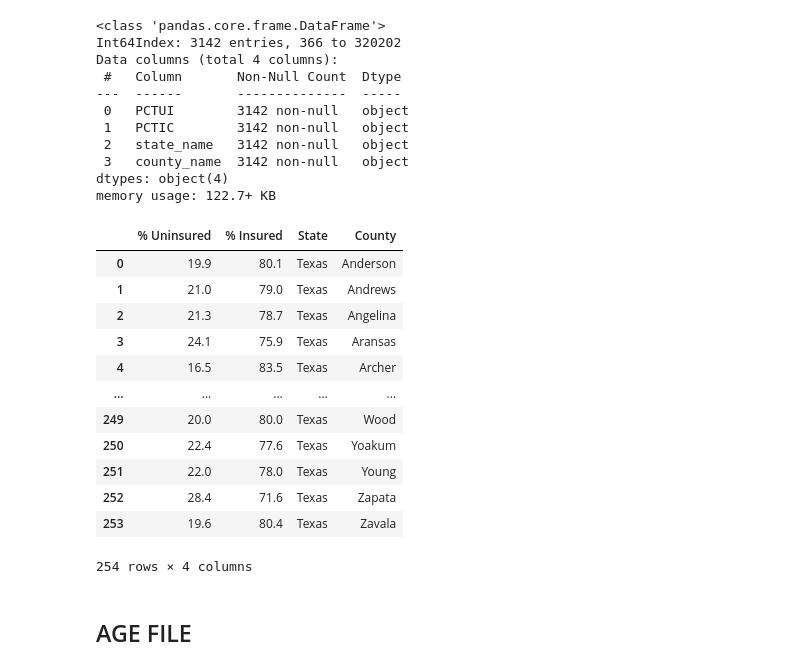
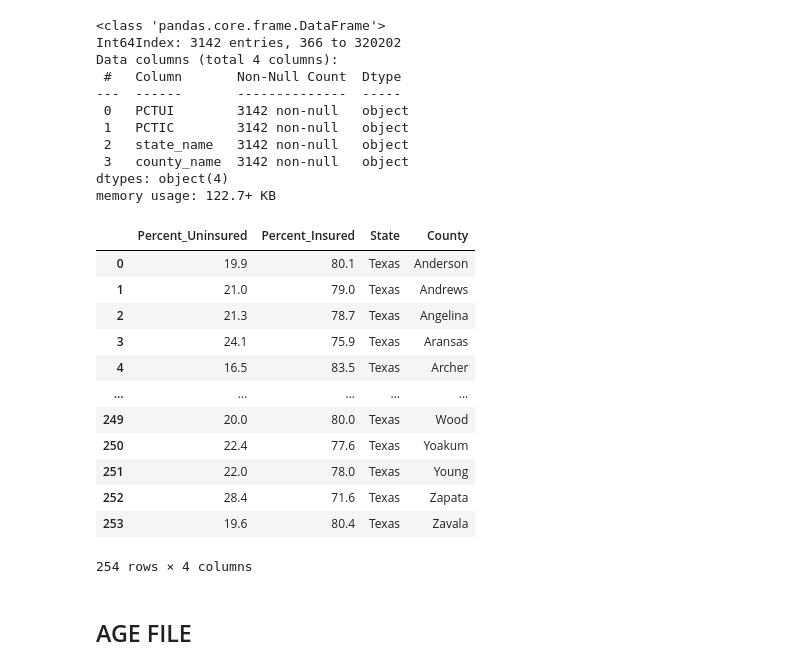
Before and after one commit to ellenrud84/Covid-19_HotSpot_Machine_Learning, a Jupyter notebook: Database_Files/Texas_demographics.ipynb, the cells around one changed output. Saved outputs shown, nothing was run; the diff lists cells and outputs as text; code cells hidden in the pictures.

```diff
--- a/Texas_demographics.ipynb
+++ b/Database_Files/Texas_demographics.ipynb
@@ -11,14 +15,14 @@ import numpy as np
 * Downloaded all Texas CSV files from https://imis.county.org/iMIS/CountyInformationProgram/QueriesCIP.aspx and placed in folder named 'Texas Only Demographics'
 # %%
 # Study data files
-rural_filepath = "Potential Data Sources/Rural_or_Urban_Designations/ruralurbancodes2013.csv"
-insurance_filepath = "Potential Data Sources/US Census-Health Insurance/sahie_2018.csv"
-age_filepath = "Potential Data Sources/Texas Only Demographics/Texas Age.csv"
-race_filepath = "Potential Data Sources/Texas Only Demographics/Texas Race.csv"
-poverty_filepath = "Potential Data Sources/Texas Only Demographics/Texas Income_Poverty.csv"
-general_filepath = "Potential Data Sources/Texas Only Demographics/Texas General Information.csv"
-education_filepath = "Potential Data Sources/Texas Only Demographics/Texas Education_Unemployment.csv"
-population_filepath = "Potential Data Sources/Texas Only Demographics/Texas Population.csv"
+rural_filepath = "../Potential Data Sources/Rural_or_Urban_Designations/ruralurbancodes2013.csv"
+insurance_filepath = "../Potential Data Sources/US Census-Health Insurance/sahie_2018.csv"
+age_filepath = "../Potential Data Sources/Texas Only Demographics/Texas Age.csv"
+race_filepath = "../Potential Data Sources/Texas Only Demographics/Texas Race.csv"
+poverty_filepath = "../Potential Data Sources/Texas Only Demographics/Texas Income_Poverty.csv"
+general_filepath = "../Potential Data Sources/Texas Only Demographics/Texas General Information.csv"
+education_filepath = "../Potential Data Sources/Texas Only Demographics/Texas Education_Unemployment.csv"
+population_filepath = "../Potential Data Sources/Texas Only Demographics/Texas Population.csv"
 # %%
 # Read the data into Pandas DataFrame
 rural_df = pd.read_csv(rural_filepath)
@@ -173,22 +186,22 @@ insurance_Texas=newer_insurance_df.loc[newer_insurance_df['state_name']=='Texas'
 # %%
 # convert the 'PCTUI' and 'PCTIC' column to float format
 insurance_Texas = insurance_Texas.astype({"PCTUI":'float', "PCTIC":'float'})
 
 # Rename the column headers
-insurance_Texas = insurance_Texas.rename(columns={'PCTUI': '% Uninsured',
-                                                         'PCTIC': '% Insured',
+insurance_Texas = insurance_Texas.rename(columns={'PCTUI': 'Percent_Uninsured',
+                                                         'PCTIC': 'Percent_Insured',
                                                          'state_name': 'State',
                                                          'county_name': 'County'})
 
 # Remove County from 'County' column
 insurance_Texas['County'] = insurance_Texas['County'].str.rstrip('County')
 insurance_Texas['County'] = insurance_Texas['County'].str.rstrip()
 
 
 # Reset index
 insurance_Texas.reset_index(drop=True)
 # %% [output]
-|  | % Uninsured | % Insured | State | County |
+|  | Percent_Uninsured | Percent_Insured | State | County |
 | 0 | 19.9 | 80.1 | Texas | Anderson |
 | 1 | 21.0 | 79.0 | Texas | Andrews |
 | 2 | 21.3 | 78.7 | Texas | Angelina |
```
Also changed, not shown: parts of 28 cells of this notebook, 7 other files.
